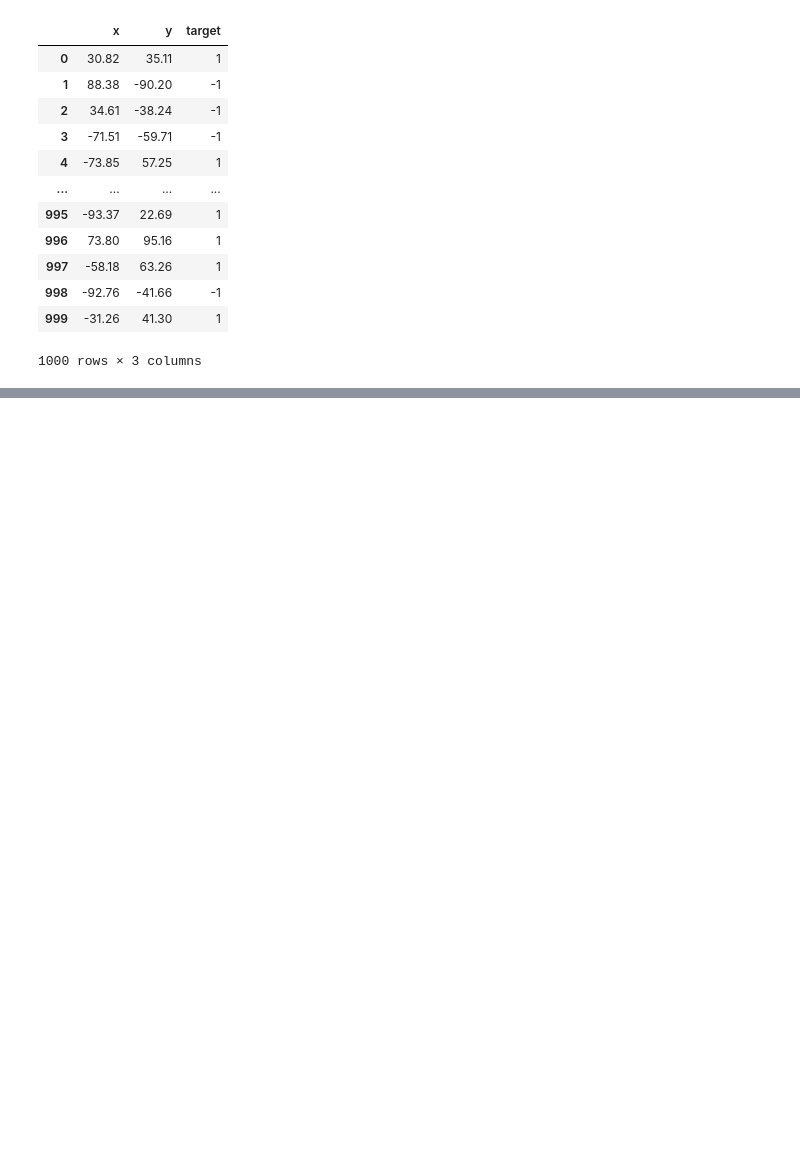
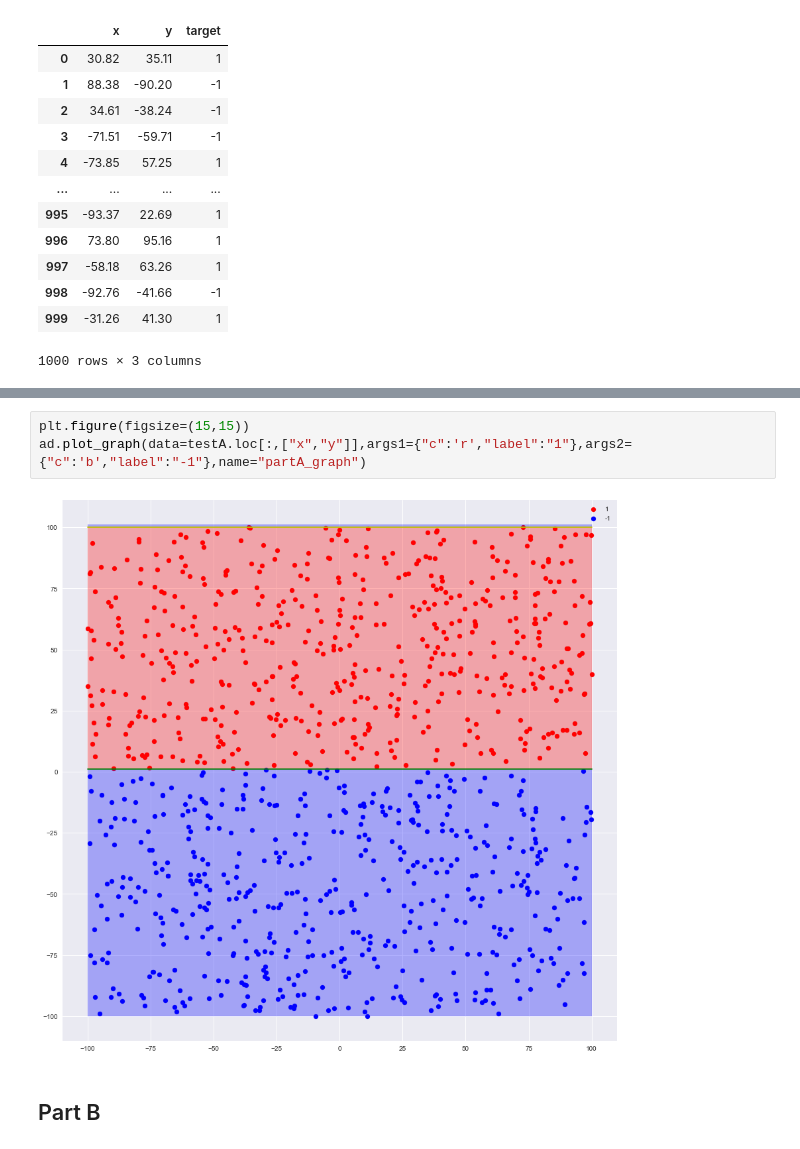
Before and after one commit to zivm20/NN-Spring-Project-1, a Jupyter notebook: Main_program .ipynb, the cells around one changed output, grey strips where cells are left out. Drawn from its saved outputs; the diff is of its cells as text; blank space fills up the shorter version.

```diff
--- a/Main_program .ipynb
+++ b/Main_program .ipynb
@@ -39,0 +281,7 @@ trainA
+# %%
+plt.figure(figsize=(15,15))
+ad.plot_graph(data=testA.loc[:,["x","y"]],args1={"c":'r',"label":"1"},args2={"c":'b',"label":"-1"},name="partA_graph")
+# %% [output]
+[figure, added]
+# %% [markdown]
+## Part B
```
Also changed, not shown: parts of 60 cells of this notebook, 14 other files.
